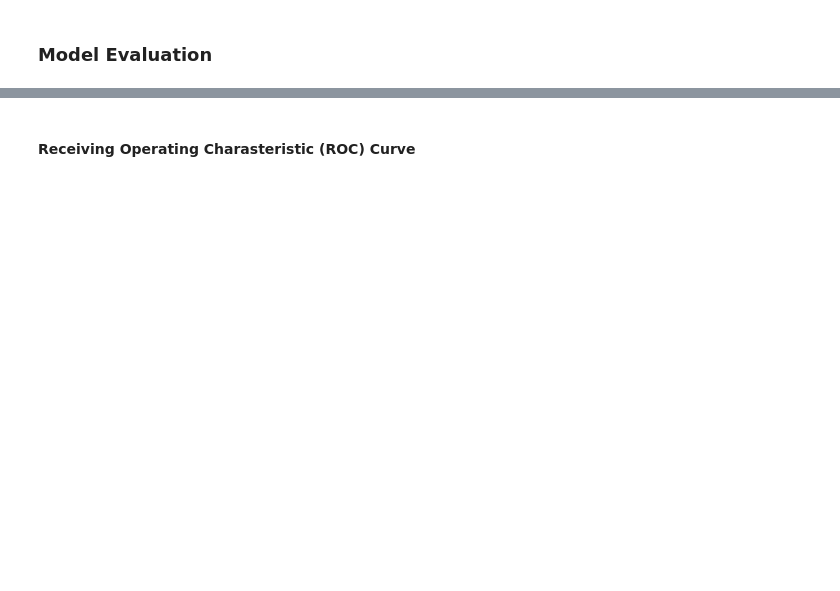
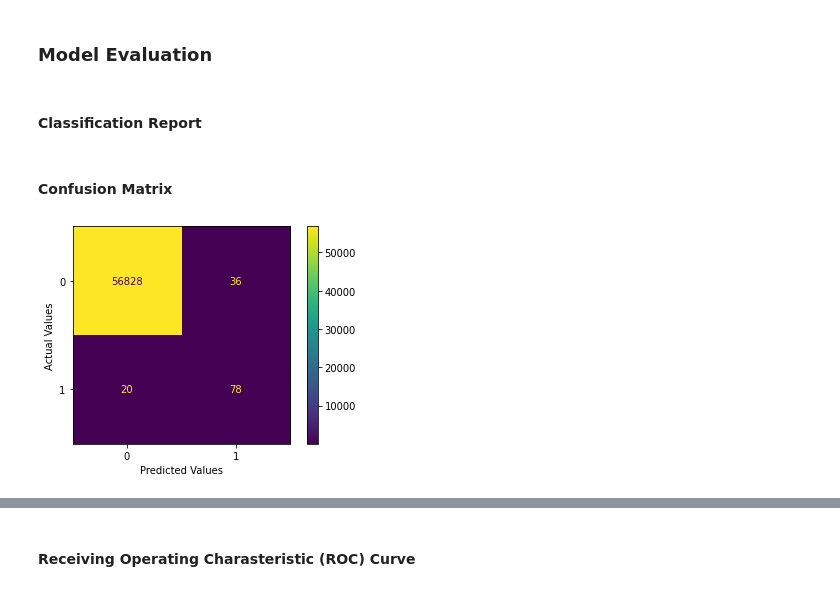
Before and after one commit to Pharoouzy/credit-card-fraud-detection, a Jupyter notebook: src/notebooks/model_development.ipynb, the cells around one changed output, grey strips where cells are left out. Cells and saved outputs as stored; diff of their text form; code cells hidden in the pictures; blank space fills up the shorter version.

```diff
--- a/src/notebooks/model_development.ipynb
+++ b/src/notebooks/model_development.ipynb
@@ -193,6 +197,8 @@ pipeline.fit(X_train, y_train)
 yhat_ub = model.predict_proba(X_holdout)
 # retrieve just the probabilities for the positive class
 pos_probs_ub = yhat_ub[:, 1]
+# predict classes on holdout data using unbalanced model
+y_pred_ub = model.predict(X_holdout)
 # %%
 # predict probabilities using balanced model
 yhat_b = pipeline.predict_proba(X_holdout)
@@ -200,0 +209,2 @@ pos_probs_b = yhat_b[:, 1]
+# %% [markdown]
+#### Classification Report
@@ -200,0 +218,9 @@ pos_probs_b = yhat_b[:, 1]
+# %% [markdown]
+#### Confusion Matrix
+# %%
+cm_ub = confusion_matrix(y_holdout, y_pred_ub)
+ConfusionMatrixDisplay(cm_ub).plot()
+plt.xlabel('Predicted Values')
+plt.ylabel('Actual Values');
+# %% [output]
+[figure, added]
```
Also changed, not shown: parts of 24 cells of this notebook.
